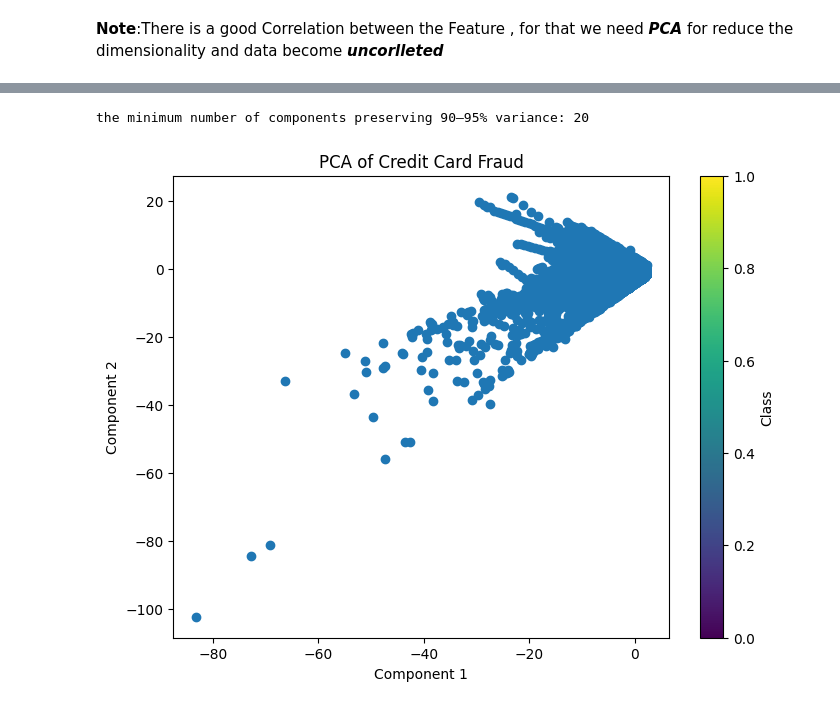
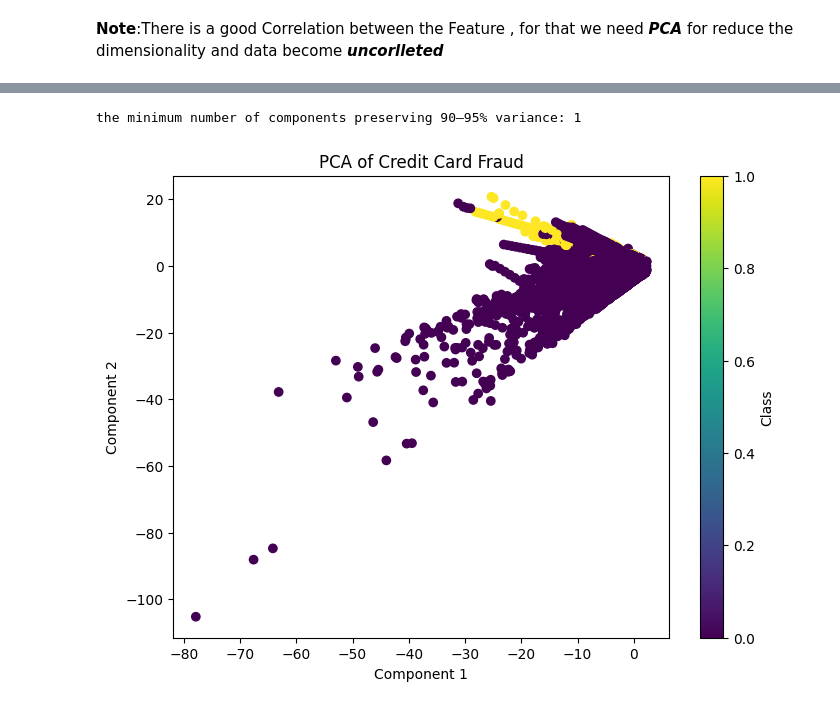
Before and after one commit to Naseem-Ananzeh/Ml2_Final_Project, a Jupyter notebook: creditcard_dataset_.ipynb, the cells around one changed output, grey strips where cells are left out. Drawn from its saved outputs; the diff is of its cells as text; code cells hidden in the pictures.

```diff
--- a/creditcard_dataset_.ipynb
+++ b/creditcard_dataset_.ipynb
@@ -172,4 +170,4 @@ np.int64(9144)
 # %%
-data=data.drop_duplicates()
+#data=data.drop_duplicates()
 data.shape
 # %% [output]
@@ -254,6 +238,5 @@ corr_matrix
 # %%
-from sklearn.decomposition import PCA
-pca = PCA()
+pca = PCA(n_components=18)
 X_reduced = pca.fit_transform(X)
 # %%
 explained_variance_ratio = pca.explained_variance_ratio_
@@ -266,14 +249,14 @@ print(f"the minimum number of components preserving 90–95% variance: {n_compon
 pca_reduced = PCA(n_components=n_components)
 x_pca_reduced = pca_reduced.fit_transform(X_reduced)
 # %% [output]
-the minimum number of components preserving 90–95% variance: 20
+the minimum number of components preserving 90–95% variance: 1
 # %%
 plt.figure(figsize=(8, 6))
-plt.scatter(X_reduced[:, 0], X_reduced[:, 1])
+plt.scatter(X_reduced[:, 0], X_reduced[:, 1], c=y)
 plt.xlabel('Component 1')
 plt.ylabel('Component 2')
 plt.title('PCA of Credit Card Fraud')
 plt.colorbar(label='Class')
 plt.show()
 # %% [output]
-[figure, old version]
+[figure, new version]
```
Also changed, not shown: parts of 12 cells of this notebook.
